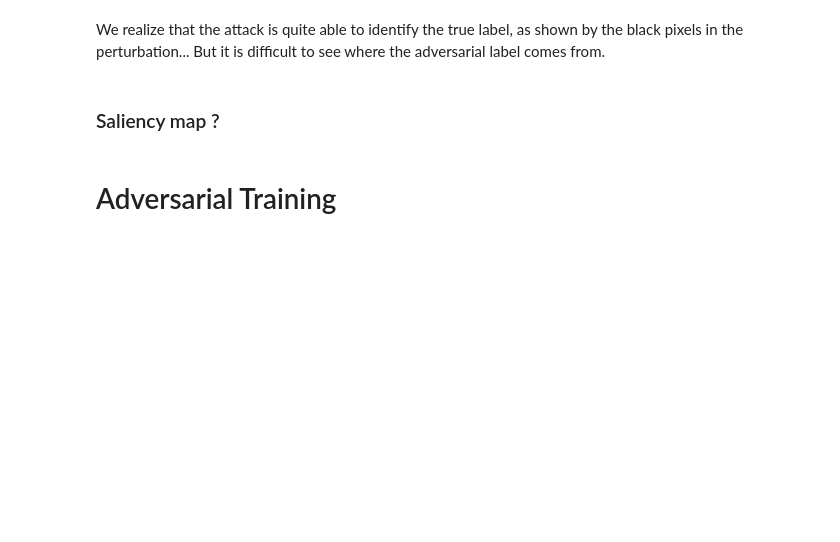
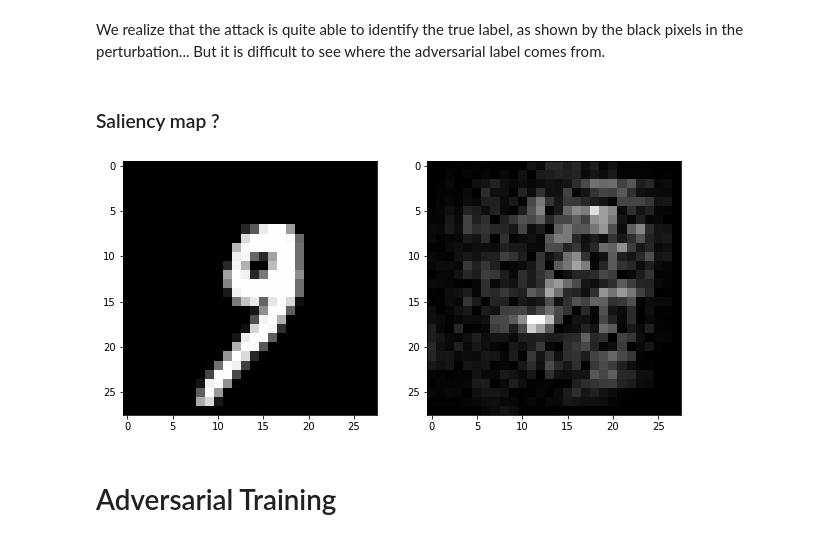
Before and after one commit to MGoibert/TP_adv_Robustness, a Jupyter notebook: TD Adversarial Robustness.ipynb, the cells around one changed output. Drawn from its saved outputs; the diff is of its cells as text; code cells hidden in the pictures; blank space fills up the shorter version.

Commit message:
Saliency map

```diff
--- a/TD Adversarial Robustness.ipynb
+++ b/TD Adversarial Robustness.ipynb
@@ -246,5 +246,29 @@ Is the attack successful? tensor([[True]])
 We realize that the attack is quite able to identify the true label, as shown by the black pixels in the perturbation... But it is difficult to see where the adversarial label comes from.
 # %% [markdown]
 ### Saliency map ?
+# %%
+def saliency_map(x,y):
+
+    x = torch.from_numpy(x).view(-1,1,28,28).double()
+    x.requires_grad = True
+
+    pred = model(x)
+    score, ind = torch.max(pred, 1)
+    score.backward()
+    slc, _ = torch.max(torch.abs(x.grad), dim=0)
+    slc = (slc - slc.min())/(slc.max()-slc.min())
+
+    plt.figure(figsize=(10, 10))
+    plt.subplot(1, 2, 1)
+    plt.imshow(x.detach().view(28,28).numpy(), cmap="gray")
+    plt.subplot(1, 2, 2)
+    plt.imshow(slc.view(28,28).numpy(), cmap="gray")
+    plt.show()
+
+    return slc
+
+slc = saliency_map(x_examples[0],y_examples[0])
+# %% [output]
+[figure, added]
 # %% [markdown]
 # Adversarial Training
```
Also changed, not shown: 1 other file.
